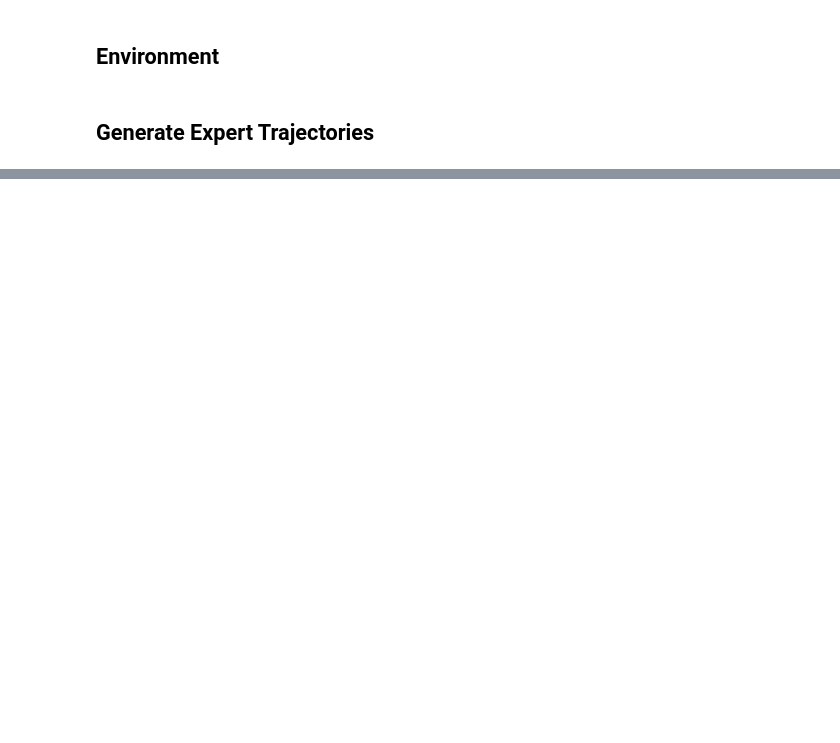
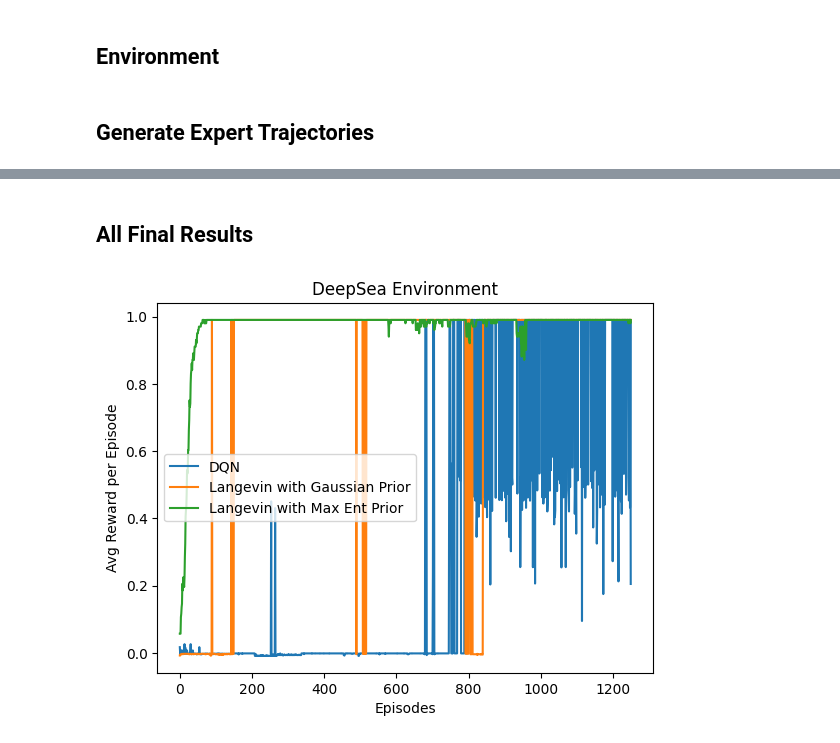
Before and after one commit to keertanavc/experior, a Jupyter notebook: max_ent_deep_sea.ipynb, the cells around one changed output, grey strips where cells are left out. Cells and saved outputs as stored; diff of their text form; code cells hidden in the pictures; blank space fills up the shorter version.

```diff
--- a/max_ent_deep_sea.ipynb
+++ b/max_ent_deep_sea.ipynb
@@ -447,0 +921,15 @@ plt.show()
+# %% [markdown]
+## All Final Results
+# %%
+plt.plot(moving_average(output['reward'].mean(axis=-1).reshape(-1, config["HORIZON"]).sum(axis=-1), 1), label="DQN")
+plt.plot(moving_average(lmc_output['reward'].mean(axis=-1).reshape(-1, config["HORIZON"]).sum(axis=-1), 1), label="Langevin with Gaussian Prior")
+plt.plot(moving_average(ent_lmc_output['reward'].mean(axis=-1).reshape(-1, config["HORIZON"]).sum(axis=-1), 1), label="Langevin with Max Ent Prior")
+
+plt.xlabel("Episodes")
+plt.ylabel("Avg Reward per Episode")
+plt.title("DeepSea Environment")
+plt.legend()
+
+plt.show()
+# %% [output]
+[figure, added]
```
Also changed, not shown: parts of 38 cells of this notebook.
